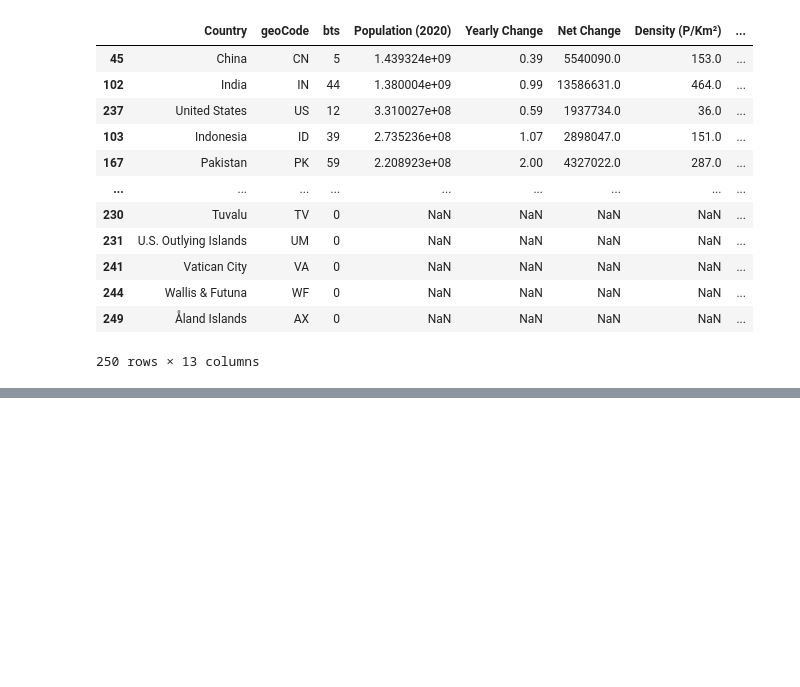
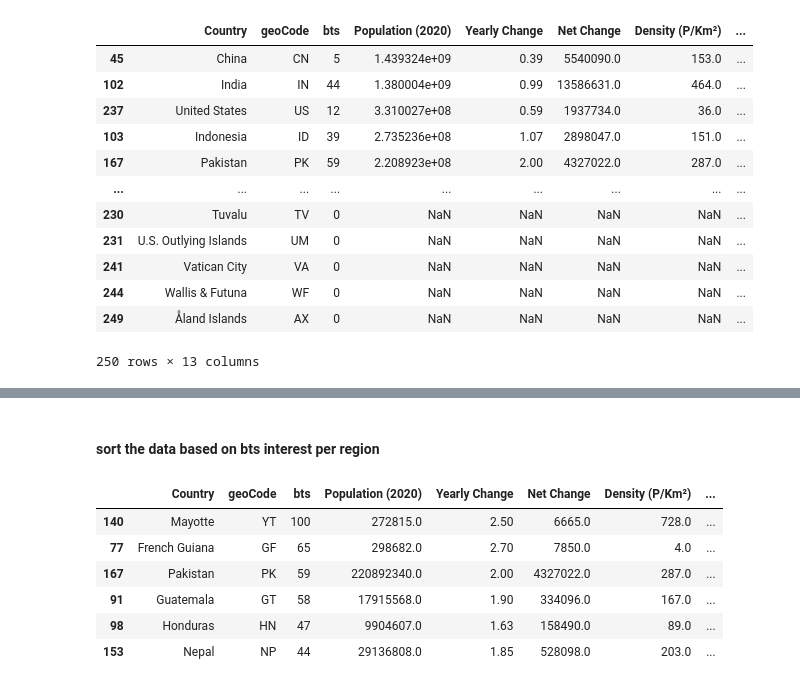
Before and after one commit to jewelangelo/bts_jewel, a Jupyter notebook: analysis.ipynb, the cells around one changed output, grey strips where cells are left out. Drawn from its saved outputs; the diff is of its cells as text; code cells hidden in the pictures; blank space fills up the shorter version.

```diff
--- a/analysis.ipynb
+++ b/analysis.ipynb
@@ -68,0 +90,13 @@ df3 =
+# %% [markdown]
+#### sort the data based on bts interest per region
+# %%
+df5=df4.sort_values(by=['bts'], ascending=False)
+df5.nlargest(6, 'bts')
+# %% [output]
+|  | Country | geoCode | bts | Population (2020) | Yearly Change | Net Change | Density (P/Km²) | ... |
+| 140 | Mayotte | YT | 100 | 272815.0 | 2.50 | 6665.0 | 728.0 | ... |
+| 77 | French Guiana | GF | 65 | 298682.0 | 2.70 | 7850.0 | 4.0 | ... |
+| 167 | Pakistan | PK | 59 | 220892340.0 | 2.00 | 4327022.0 | 287.0 | ... |
+| 91 | Guatemala | GT | 58 | 17915568.0 | 1.90 | 334096.0 | 167.0 | ... |
+| 98 | Honduras | HN | 47 | 9904607.0 | 1.63 | 158490.0 | 89.0 | ... |
+| 153 | Nepal | NP | 44 | 29136808.0 | 1.85 | 528098.0 | 203.0 | ... |
```
Also changed, not shown: parts of 3 cells of this notebook, 1 other file.
